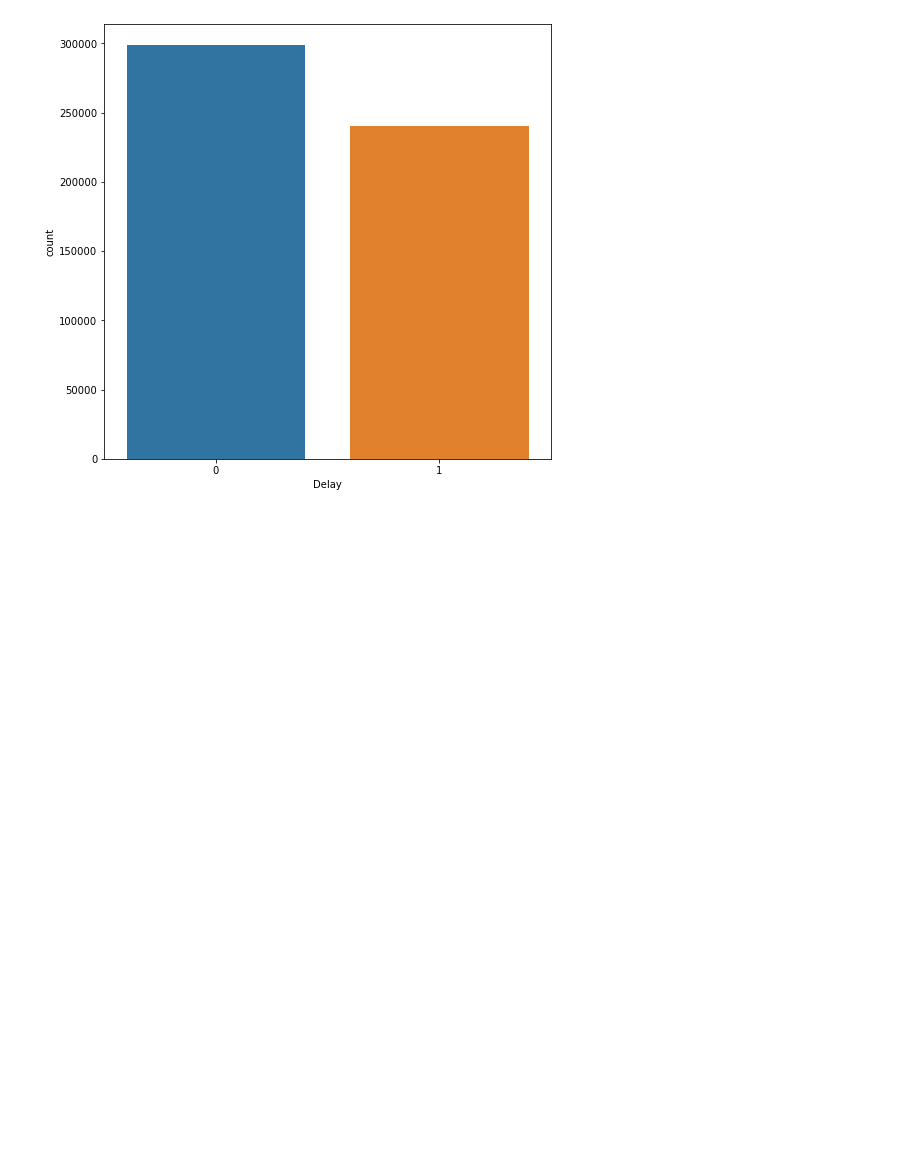
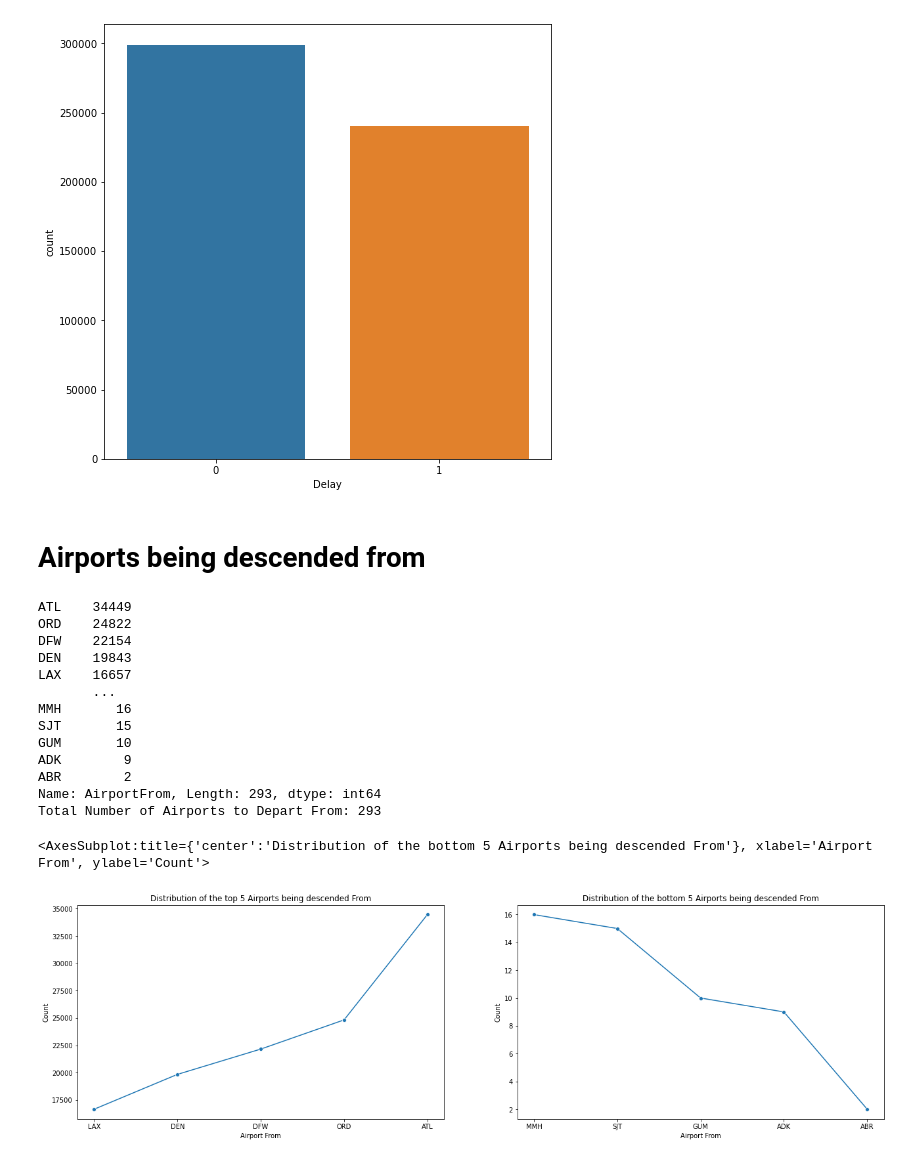
Before and after one commit to CleverJinn/DataScience, a Jupyter notebook: AirlinesPrediction/AR.ipynb, the cells around one changed output. Saved outputs shown, nothing was run; the diff lists cells and outputs as text; code cells hidden in the pictures; blank space fills up the shorter version.

```diff
--- a/AirlinesPrediction/AR.ipynb
+++ b/AirlinesPrediction/AR.ipynb
@@ -110,3 +119,34 @@ df['Delay'].value_counts()
 1    240264
 Name: Delay, dtype: int64
 [figure]
+# %%
+totalNumber = len(df['AirportFrom'].value_counts())
+display(HTML("<h1>Airports being descended from</h1>"))
+print(df['AirportFrom'].value_counts())
+print(f"Total Number of Airports to Depart From: {totalNumber}")
+fig, (ax1, ax2) = plt.subplots(1,2, figsize=(22,6))
+ax1.set_title('Distribution of the top 5 Airports being descended From')
+ax1.set_xlabel('Airport From')
+ax1.set_ylabel('Count')
+ax2.set_title('Distribution of the bottom 5 Airports being descended From')
+ax2.set_xlabel('Airport From')
+ax2.set_ylabel('Count')
+sns.lineplot(data=df['AirportFrom'].value_counts().nlargest(5)[::-1], dashes=True, marker='o', ax=ax1)
+sns.lineplot(data=df['AirportFrom'].value_counts().nsmallest(5)[::-1], dashes='true', marker='o', ax=ax2)
+# %% [output]
+Airports being descended from
+ATL    34449
+ORD    24822
+DFW    22154
+DEN    19843
+LAX    16657
+       ...
+MMH       16
+SJT       15
+GUM       10
+ADK        9
+ABR        2
+Name: AirportFrom, Length: 293, dtype: int64
+Total Number of Airports to Depart From: 293
+<AxesSubplot:title={'center':'Distribution of the bottom 5 Airports being descended From'}, xlabel='Airport From', ylabel='Count'>
+[figure, added]
```
Also changed, not shown: parts of 23 cells of this notebook.
